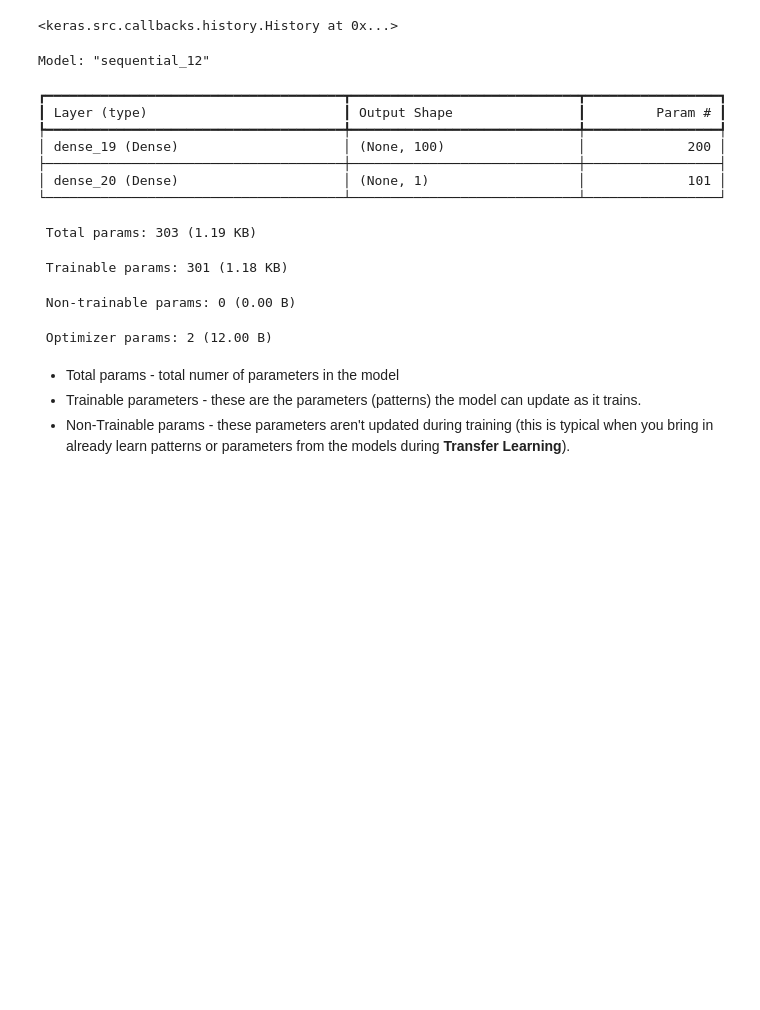
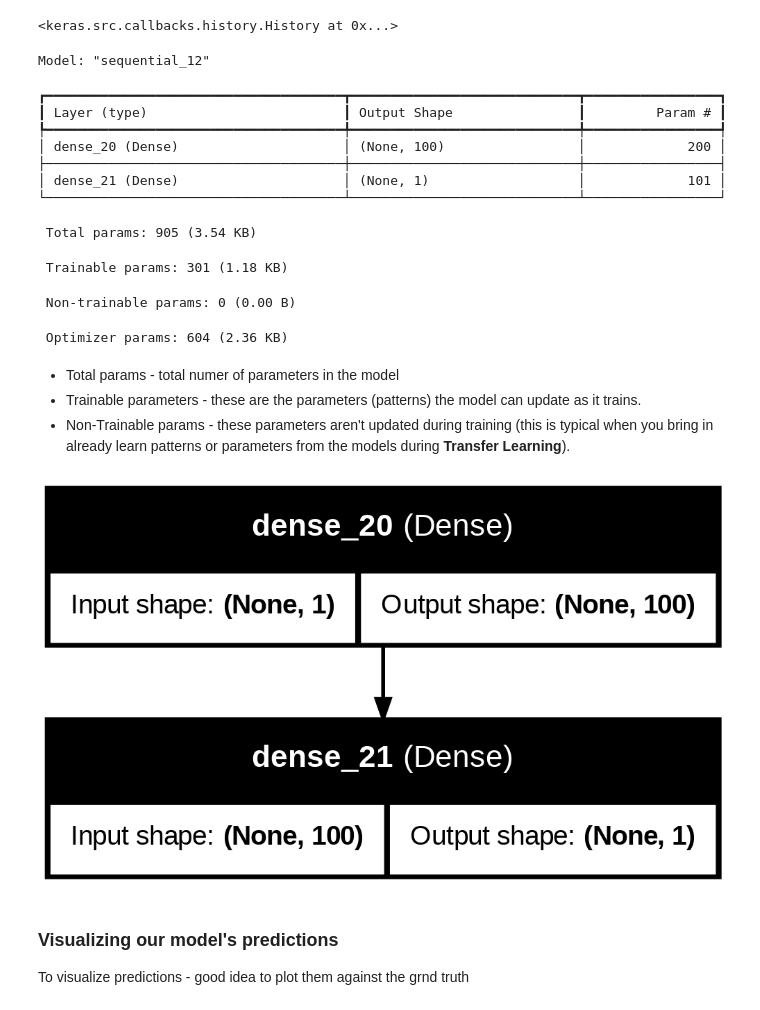
Before and after one commit to VBsaini/AI-Ml-udemy-ZTM, a Jupyter notebook: 01_neural_network_regression.ipynb, the cells around one changed output. Cells and saved outputs as stored; diff of their text form; code cells hidden in the pictures; blank space fills up the shorter version.

```diff
--- a/01_neural_network_regression.ipynb
+++ b/01_neural_network_regression.ipynb
@@ -327,8 +328,8 @@ model = tf.keras.Sequential([
 # Compile the model
 model.compile(
     loss=tf.keras.losses.mae,
-    optimizer=tf.keras.optimizers.SGD(),
-    metrics=["mae"]
+    optimizer=tf.keras.optimizers.Adam(learning_rate=0.01),
+    metrics=["mae", "mse"]
     )
 
 # fit a model
@@ -342,15 +343,25 @@ Model: "sequential_12"
 ┏━━━━━━━━━━━━━━━━━━━━━━━━━━━━━━━━━━━━━━┳━━━━━━━━━━━━━━━━━━━━━━━━━━━━━┳━━━━━━━━━━━━━━━━━┓
 ┃ Layer (type)                         ┃ Output Shape                ┃         Param # ┃
 ┡━━━━━━━━━━━━━━━━━━━━━━━━━━━━━━━━━━━━━━╇━━━━━━━━━━━━━━━━━━━━━━━━━━━━━╇━━━━━━━━━━━━━━━━━┩
-│ dense_19 (Dense)                     │ (None, 100)                 │             200 │
+│ dense_20 (Dense)                     │ (None, 100)                 │             200 │
 ├──────────────────────────────────────┼─────────────────────────────┼─────────────────┤
-│ dense_20 (Dense)                     │ (None, 1)                   │             101 │
+│ dense_21 (Dense)                     │ (None, 1)                   │             101 │
 └──────────────────────────────────────┴─────────────────────────────┴─────────────────┘
- Total params: 303 (1.19 KB)
+ Total params: 905 (3.54 KB)
  Trainable params: 301 (1.18 KB)
  Non-trainable params: 0 (0.00 B)
- Optimizer params: 2 (12.00 B)
+ Optimizer params: 604 (2.36 KB)
 # %% [markdown]
 * Total params - total numer of parameters in the model
 * Trainable parameters - these are the parameters (patterns) the model can update as it trains.
 * Non-Trainable params - these parameters aren't updated during training (this is typical when you bring in already learn patterns or parameters from the models during **Transfer Learning**).
+# %%
+from tensorflow.keras.utils import plot_model
+
+plot_model(model=model, show_layer_names=True, show_shapes=True)
+# %% [output]
+[figure, added]
+# %% [markdown]
+### Visualizing our model's predictions
+
+To visualize predictions - good idea to plot them against the grnd truth
```
Also changed, not shown: parts of 21 cells of this notebook.
